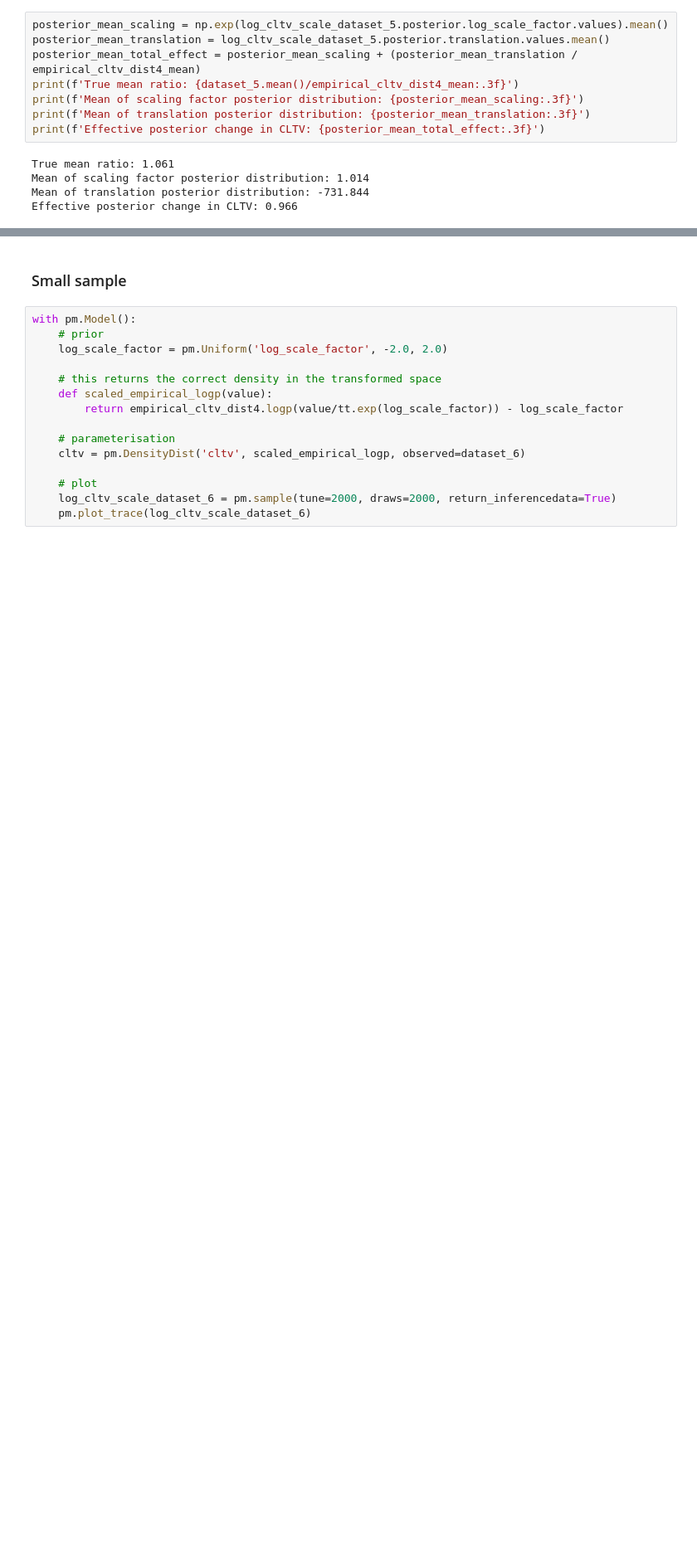
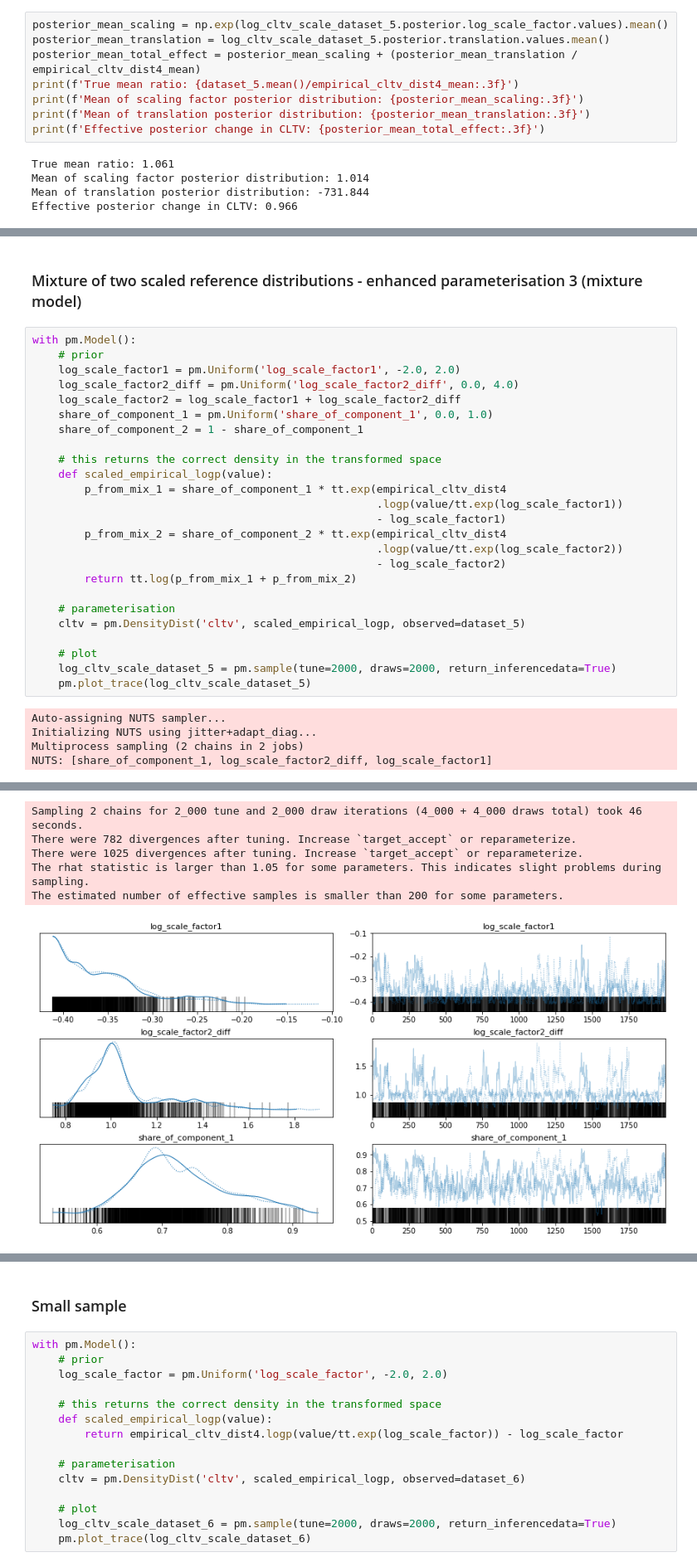
Before and after one commit to jackru/huge-lqg, a Jupyter notebook: bayes/empirical_distribution.ipynb, the cells around one changed output, grey strips where cells are left out. Shown at 83% size. Cells and saved outputs as stored; diff of their text form; blank space fills up the shorter version.

```diff
--- a/bayes/empirical_distribution.ipynb
+++ b/bayes/empirical_distribution.ipynb
@@ -743,0 +791,32 @@ Effective posterior change in CLTV: 0.966
+# %% [markdown]
+### Mixture of two scaled reference distributions - enhanced parameterisation 3 (mixture model)
+# %%
+with pm.Model():
+    # prior
+    log_scale_factor1 = pm.Uniform('log_scale_factor1', -2.0, 2.0)
+    log_scale_factor2_diff = pm.Uniform('log_scale_factor2_diff', 0.0, 4.0)
+    log_scale_factor2 = log_scale_factor1 + log_scale_factor2_diff
+    share_of_component_1 = pm.Uniform('share_of_component_1', 0.0, 1.0)
+    share_of_component_2 = 1 - share_of_component_1
+
+    # this returns the correct density in the transformed space
+    def scaled_empirical_logp(value):
+        p_from_mix_1 = share_of_component_1 * tt.exp(empirical_cltv_dist4
+                                                     .logp(value/tt.exp(log_scale_factor1))
+                                                     - log_scale_factor1)
+        p_from_mix_2 = share_of_component_2 * tt.exp(empirical_cltv_dist4
+                                                     .logp(value/tt.exp(log_scale_factor2))
+                                                     - log_scale_factor2)
+        return tt.log(p_from_mix_1 + p_from_mix_2)
+
+    # parameterisation
+    cltv = pm.DensityDist('cltv', scaled_empirical_logp, observed=dataset_5)
+
+    # plot
+    log_cltv_scale_dataset_5 = pm.sample(tune=2000, draws=2000, return_inferencedata=True)
+    pm.plot_trace(log_cltv_scale_dataset_5)
+# %% [output]
+Auto-assigning NUTS sampler...
+Initializing NUTS using jitter+adapt_diag...
+Multiprocess sampling (2 chains in 2 jobs)
+NUTS: [share_of_component_1, log_scale_factor2_diff, log_scale_factor1]
@@ -743,0 +824,6 @@ Effective posterior change in CLTV: 0.966
+Sampling 2 chains for 2_000 tune and 2_000 draw iterations (4_000 + 4_000 draws total) took 46 seconds.
+There were 782 divergences after tuning. Increase `target_accept` or reparameterize.
+There were 1025 divergences after tuning. Increase `target_accept` or reparameterize.
+The rhat statistic is larger than 1.05 for some parameters. This indicates slight problems during sampling.
+The estimated number of effective samples is smaller than 200 for some parameters.
+[figure, added]
```
Also changed, not shown: parts of 6 cells of this notebook.
